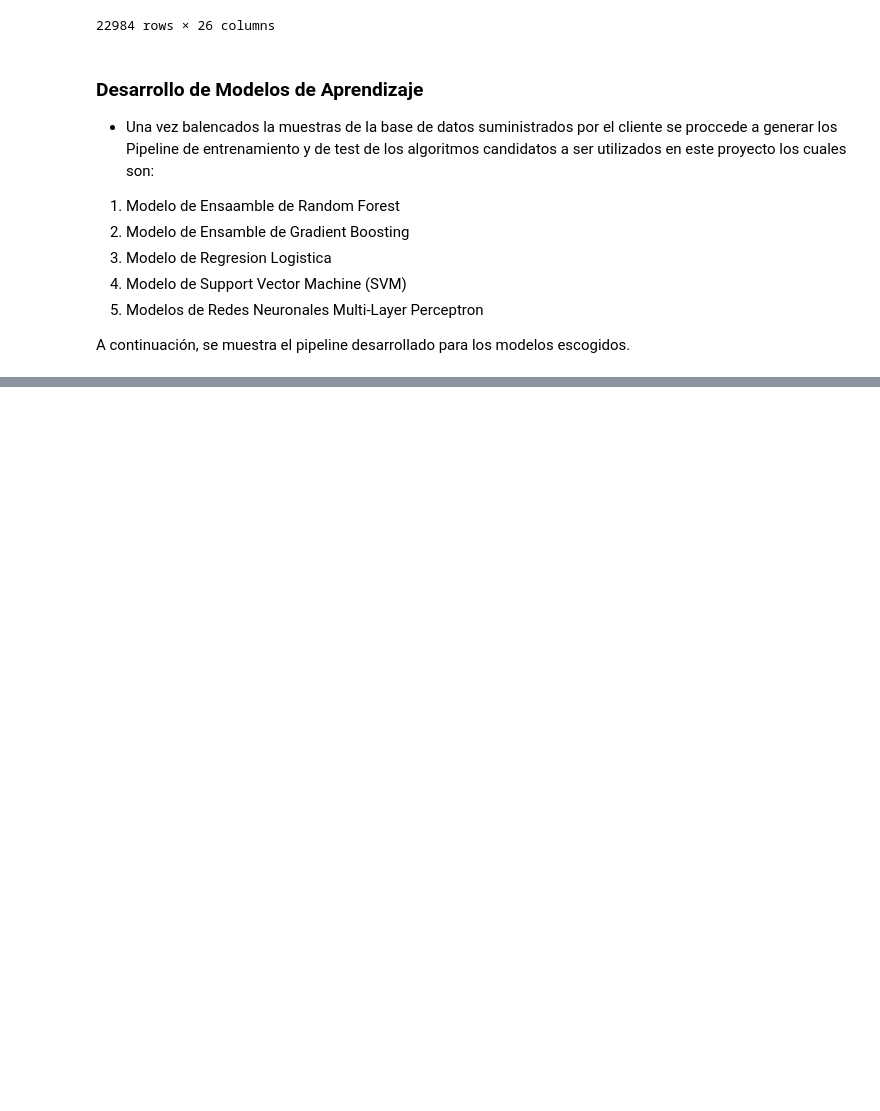
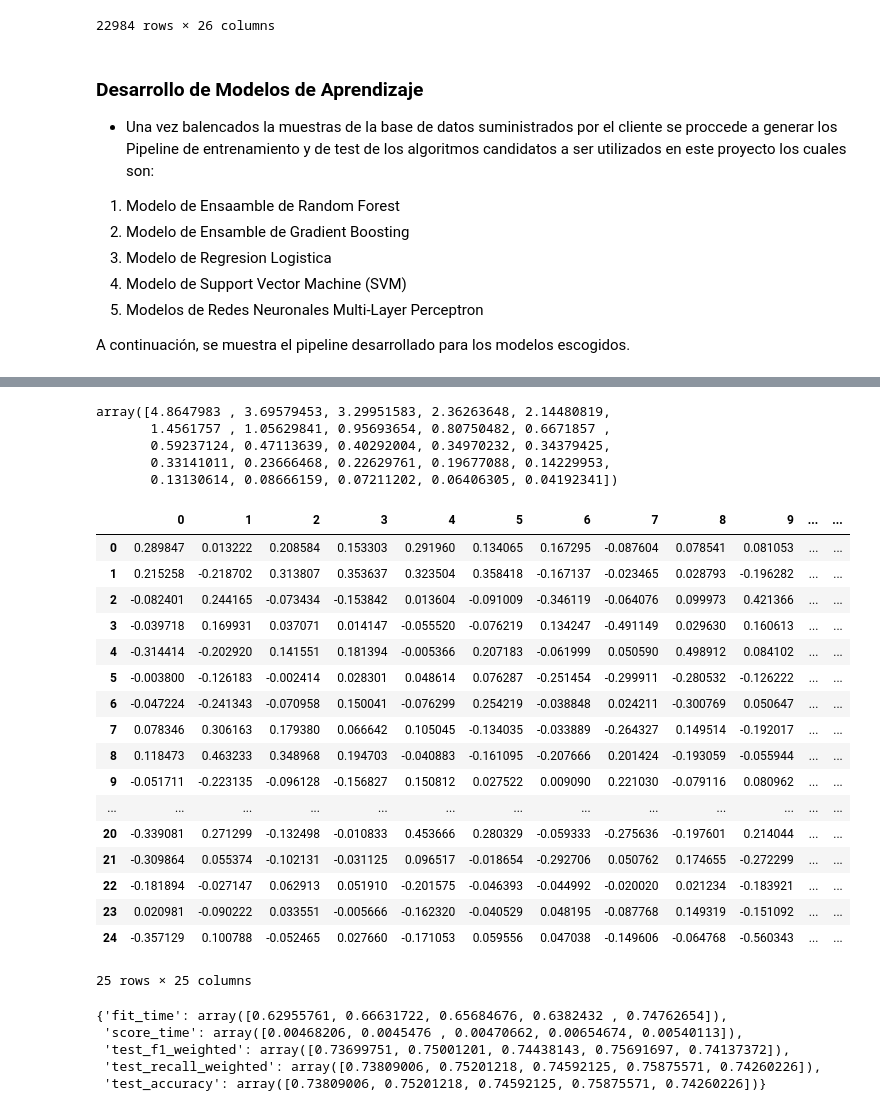
Before and after one commit to darturo12/Tesis-de-Grado-MIAD-, a Jupyter notebook: Modelos_ML/Modelos_Ensamble.ipynb, the cells around one changed output, grey strips where cells are left out. Saved outputs shown, nothing was run; the diff lists cells and outputs as text; code cells hidden in the pictures; blank space fills up the shorter version.

```diff
--- a/Modelos_ML/Modelos_Ensamble.ipynb
+++ b/Modelos_ML/Modelos_Ensamble.ipynb
@@ -803,0 +753,29 @@ Name: count, dtype: int64
+# %%
+eigenvalues
+# %% [output]
+array([4.8647983 , 3.69579453, 3.29951583, 2.36263648, 2.14480819,
+       1.4561757 , 1.05629841, 0.95693654, 0.80750482, 0.6671857 ,
+       0.59237124, 0.47113639, 0.40292004, 0.34970232, 0.34379425,
+       0.33141011, 0.23666468, 0.22629761, 0.19677088, 0.14229953,
+       0.13130614, 0.08666159, 0.07211202, 0.06406305, 0.04192341])
+# %%
+loads
+# %% [output]
+|  | 0 | 1 | 2 | 3 | 4 | 5 | 6 | 7 | 8 | 9 | ... | ... |
+| 0 | 0.289847 | 0.013222 | 0.208584 | 0.153303 | 0.291960 | 0.134065 | 0.167295 | -0.087604 | 0.078541 | 0.081053 | ... | ... |
+| 1 | 0.215258 | -0.218702 | 0.313807 | 0.353637 | 0.323504 | 0.358418 | -0.167137 | -0.023465 | 0.028793 | -0.196282 | ... | ... |
+| 2 | -0.082401 | 0.244165 | -0.073434 | -0.153842 | 0.013604 | -0.091009 | -0.346119 | -0.064076 | 0.099973 | 0.421366 | ... | ... |
+| 3 | -0.039718 | 0.169931 | 0.037071 | 0.014147 | -0.055520 | -0.076219 | 0.134247 | -0.491149 | 0.029630 | 0.160613 | ... | ... |
+| 4 | -0.314414 | -0.202920 | 0.141551 | 0.181394 | -0.005366 | 0.207183 | -0.061999 | 0.050590 | 0.498912 | 0.084102 | ... | ... |
+| 5 | -0.003800 | -0.126183 | -0.002414 | 0.028301 | 0.048614 | 0.076287 | -0.251454 | -0.299911 | -0.280532 | -0.126222 | ... | ... |
+| 6 | -0.047224 | -0.241343 | -0.070958 | 0.150041 | -0.076299 | 0.254219 | -0.038848 | 0.024211 | -0.300769 | 0.050647 | ... | ... |
+| 7 | 0.078346 | 0.306163 | 0.179380 | 0.066642 | 0.105045 | -0.134035 | -0.033889 | -0.264327 | 0.149514 | -0.192017 | ... | ... |
+| 8 | 0.118473 | 0.463233 | 0.348968 | 0.194703 | -0.040883 | -0.161095 | -0.207666 | 0.201424 | -0.193059 | -0.055944 | ... | ... |
+| 9 | -0.051711 | -0.223135 | -0.096128 | -0.156827 | 0.150812 | 0.027522 | 0.009090 | 0.221030 | -0.079116 | 0.080962 | ... | ... |
+| ... | ... | ... | ... | ... | ... | ... | ... | ... | ... | ... | ... | ... |
+| 20 | -0.339081 | 0.271299 | -0.132498 | -0.010833 | 0.453666 | 0.280329 | -0.059333 | -0.275636 | -0.197601 | 0.214044 | ... | ... |
+| 21 | -0.309864 | 0.055374 | -0.102131 | -0.031125 | 0.096517 | -0.018654 | -0.292706 | 0.050762 | 0.174655 | -0.272299 | ... | ... |
+| 22 | -0.181894 | -0.027147 | 0.062913 | 0.051910 | -0.201575 | -0.046393 | -0.044992 | -0.020020 | 0.021234 | -0.183921 | ... | ... |
+| 23 | 0.020981 | -0.090222 | 0.033551 | -0.005666 | -0.162320 | -0.040529 | 0.048195 | -0.087768 | 0.149319 | -0.151092 | ... | ... |
+| 24 | -0.357129 | 0.100788 | -0.052465 | 0.027660 | -0.171053 | 0.059556 | 0.047038 | -0.149606 | -0.064768 | -0.560343 | ... | ... |
+25 rows × 25 columns
@@ -803,0 +789,8 @@ Name: count, dtype: int64
+# %%
+cv_result_log
+# %% [output]
+{'fit_time': array([0.62955761, 0.66631722, 0.65684676, 0.6382432 , 0.74762654]),
+ 'score_time': array([0.00468206, 0.0045476 , 0.00470662, 0.00654674, 0.00540113]),
+ 'test_f1_weighted': array([0.73699751, 0.75001201, 0.74438143, 0.75691697, 0.74137372]),
+ 'test_recall_weighted': array([0.73809006, 0.75201218, 0.74592125, 0.75875571, 0.74260226]),
+ 'test_accuracy': array([0.73809006, 0.75201218, 0.74592125, 0.75875571, 0.74260226])}
```
Also changed, not shown: parts of 8 cells of this notebook.
